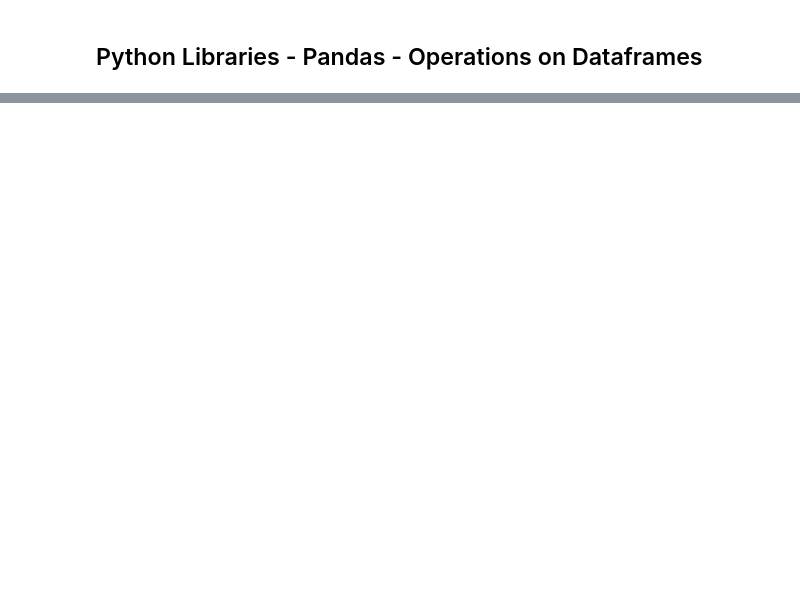
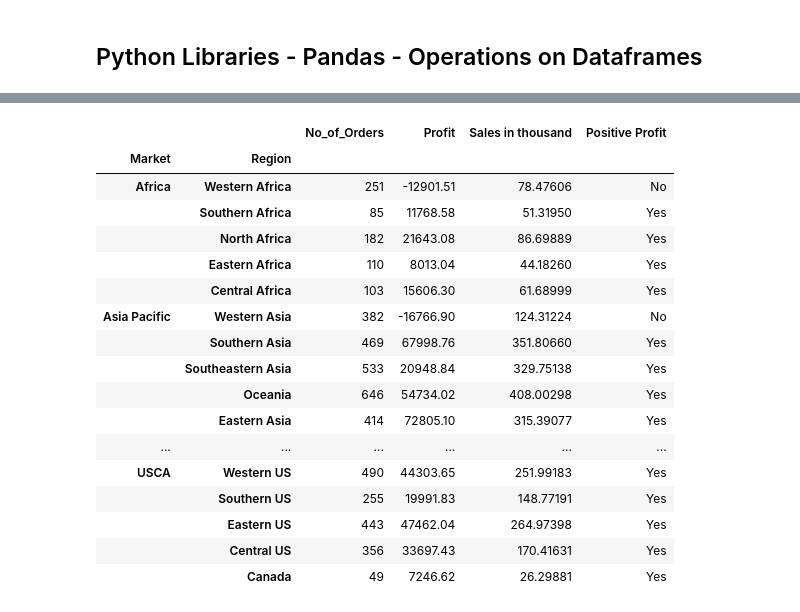
Before and after one commit to Anik-Adnan/Python-Libraries-NumPy-Matplotlib-and-Pandas, a Jupyter notebook: Pandas+Notebook+II.ipynb, the cells around one changed output, grey strips where cells are left out. Saved outputs shown, nothing was run; the diff lists cells and outputs as text; code cells hidden in the pictures; blank space fills up the shorter version.

```diff
--- a/Pandas+Notebook+II.ipynb
+++ b/Pandas+Notebook+II.ipynb
@@ -328,4 +413,11 @@ sales.loc[['Canada', 'Western Africa'], ['Profit', 'Sales']]
 # %%
 # Role of inplace as an attribute
+sales.rename(columns={'Sales':'Sales in thousand'}, inplace=True)
+# 'sales' is now updated permanently
 # %%
 # Creating a new column: 'Positive Profit' using apply function and lambda operation
+sales['Positive Profit'] = sales['Profit'].apply(lambda x: 'Yes' if x > 0 else 'No')
+# %%
+# Resetting the index
+sales_reset = sales.reset_index()
+sales_reset.head()
@@ -332,8 +431,4 @@ sales.loc[['Canada', 'Western Africa'], ['Profit', 'Sales']]
 # %%
-# Resetting the index
-
-
 # Setting hierarchical index: Market, Region
-
-
-# Checking the dataframe
+sales_hier = sales_reset.set_index(['Market', 'Region'])
+sales_hier.head()
@@ -340,2 +443,24 @@ sales.loc[['Canada', 'Western Africa'], ['Profit', 'Sales']]
+# %%
+# Checking the dataframe
+sales_hier
+# %% [output]
+|  |  | No_of_Orders | Profit | Sales in thousand | Positive Profit |
+| Market | Region |  |  |  |  |
+| Africa | Western Africa | 251 | -12901.51 | 78.47606 | No |
+|  | Southern Africa | 85 | 11768.58 | 51.31950 | Yes |
+|  | North Africa | 182 | 21643.08 | 86.69889 | Yes |
+|  | Eastern Africa | 110 | 8013.04 | 44.18260 | Yes |
+|  | Central Africa | 103 | 15606.30 | 61.68999 | Yes |
+| Asia Pacific | Western Asia | 382 | -16766.90 | 124.31224 | No |
+|  | Southern Asia | 469 | 67998.76 | 351.80660 | Yes |
+|  | Southeastern Asia | 533 | 20948.84 | 329.75138 | Yes |
+|  | Oceania | 646 | 54734.02 | 408.00298 | Yes |
+|  | Eastern Asia | 414 | 72805.10 | 315.39077 | Yes |
+| ... | ... | ... | ... | ... | ... |
+| USCA | Western US | 490 | 44303.65 | 251.99183 | Yes |
+|  | Southern US | 255 | 19991.83 | 148.77191 | Yes |
+|  | Eastern US | 443 | 47462.04 | 264.97398 | Yes |
+|  | Central US | 356 | 33697.43 | 170.41631 | Yes |
+|  | Canada | 49 | 7246.62 | 26.29881 | Yes |
 # %%
 # Fetching the rows under African market
```
Also changed, not shown: parts of 17 cells of this notebook.
